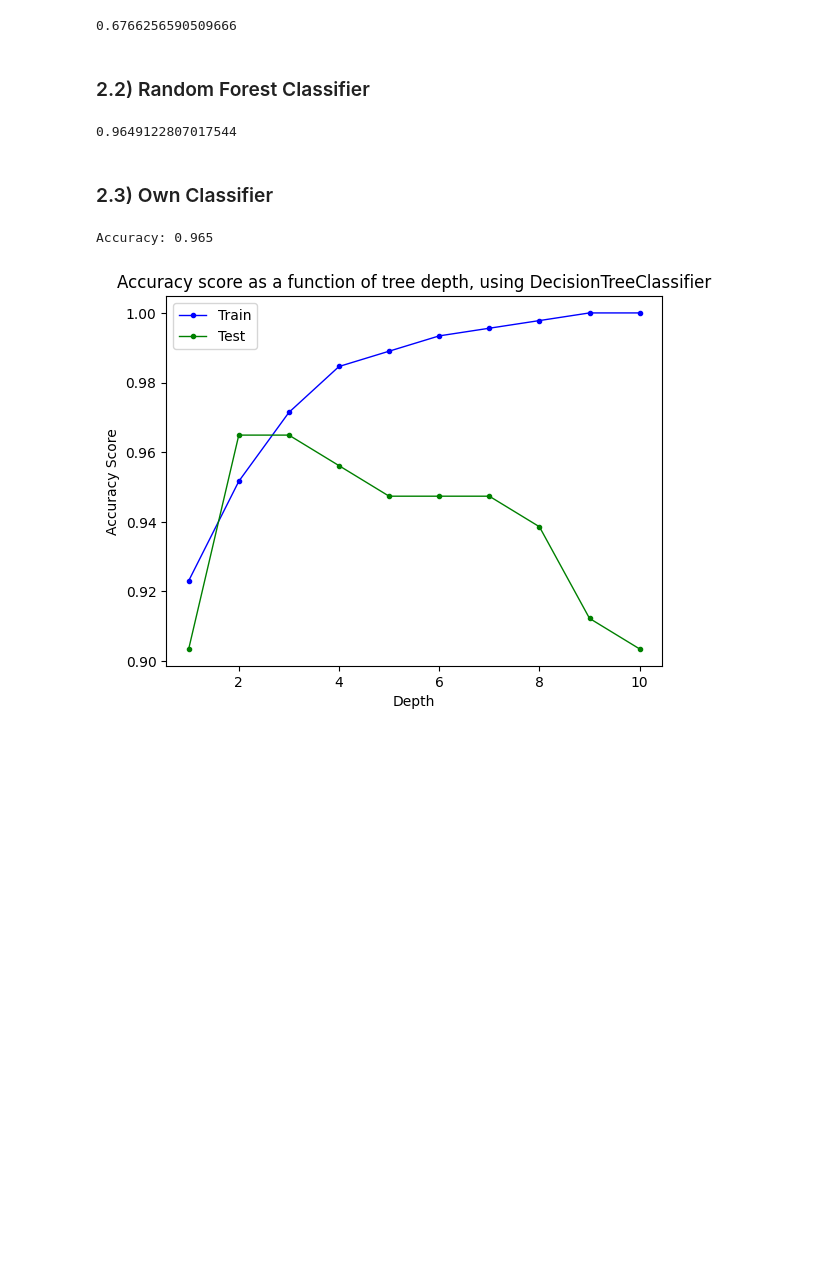
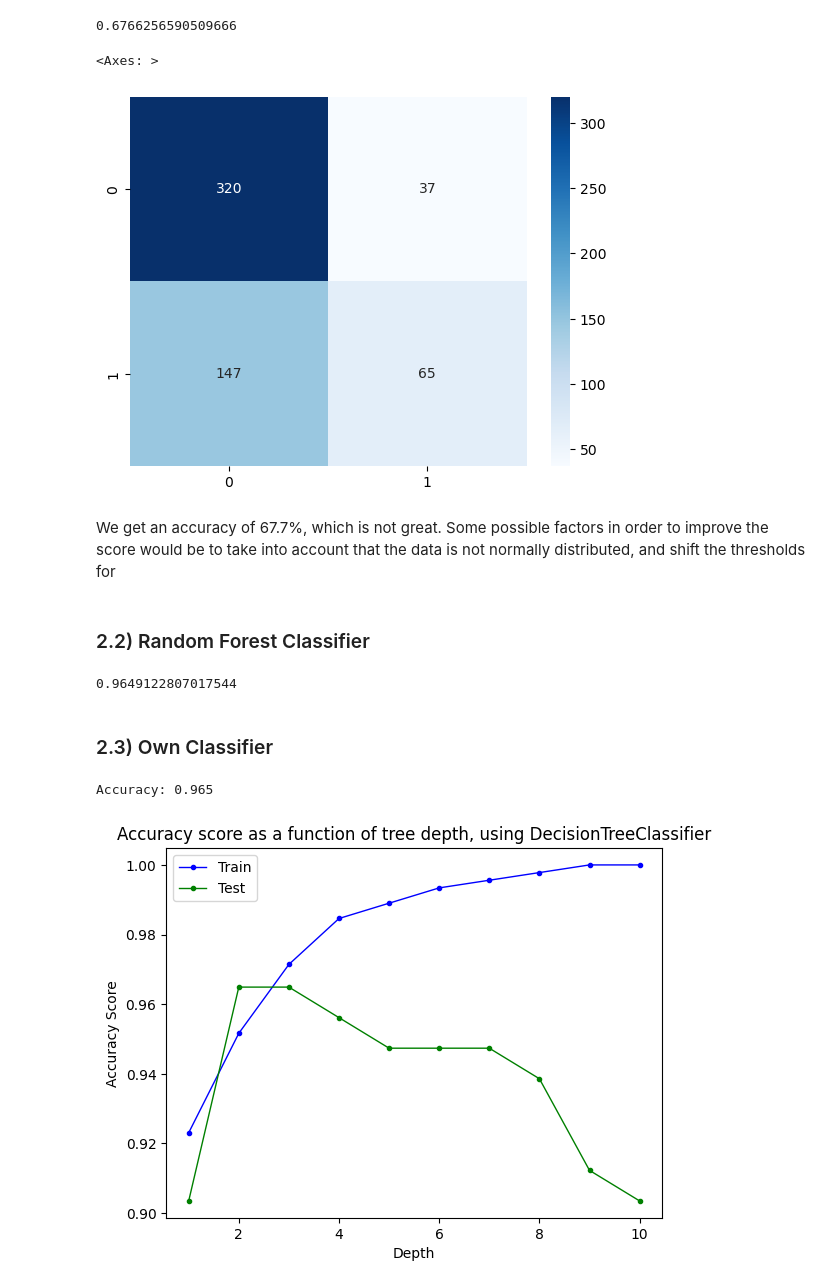
Before and after one commit to ninjasnigel/AI-Design, a Jupyter notebook: ass4/testing.ipynb, the cells around one changed output. Drawn from its saved outputs; the diff is of its cells as text; code cells hidden in the pictures; blank space fills up the shorter version.

```diff
--- a/ass4/testing.ipynb
+++ b/ass4/testing.ipynb
@@ -136,6 +163,15 @@ prediction =  data.copy().apply(RB_classifier, axis=1, args=(data_stats, feature
 accuracy_score(data['malignant'], prediction)
 # %% [output]
 0.6766256590509666
+# %%
+matrix = confusion_matrix(data['malignant'], prediction)
+
+sns.heatmap(matrix, annot=True, fmt="d", cmap="Blues")
+# %% [output]
+<Axes: >
+[figure, added]
+# %% [markdown]
+We get an accuracy of 67.7%, which is not great. Some possible factors in order to improve the score would be to take into account that the data is not normally distributed, and shift the thresholds for
 # %% [markdown]
 ### 2.2) Random Forest Classifier
 # %%
```
Also changed, not shown: parts of 7 cells of this notebook.
